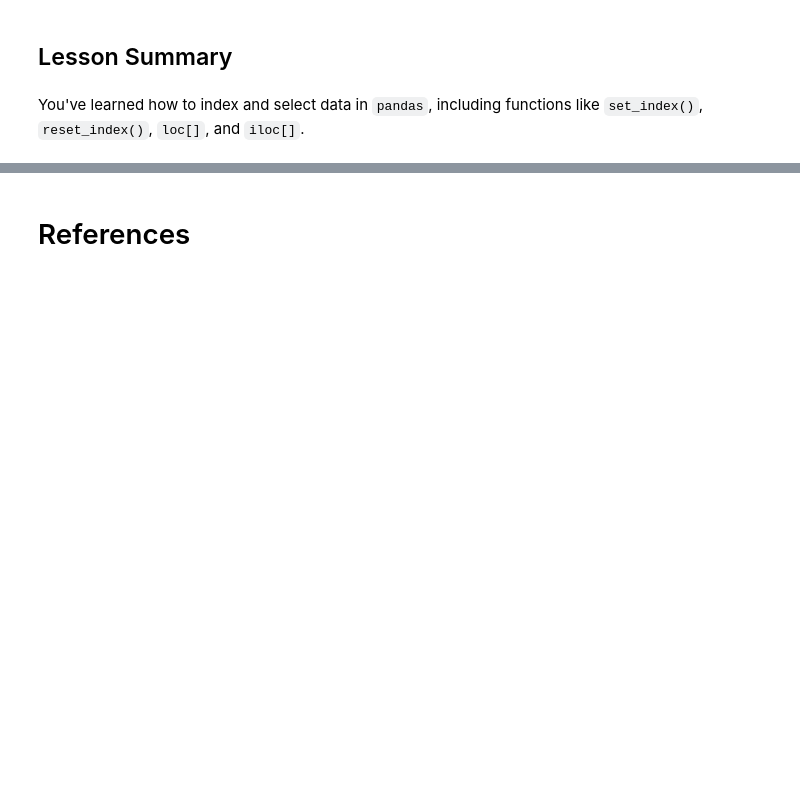
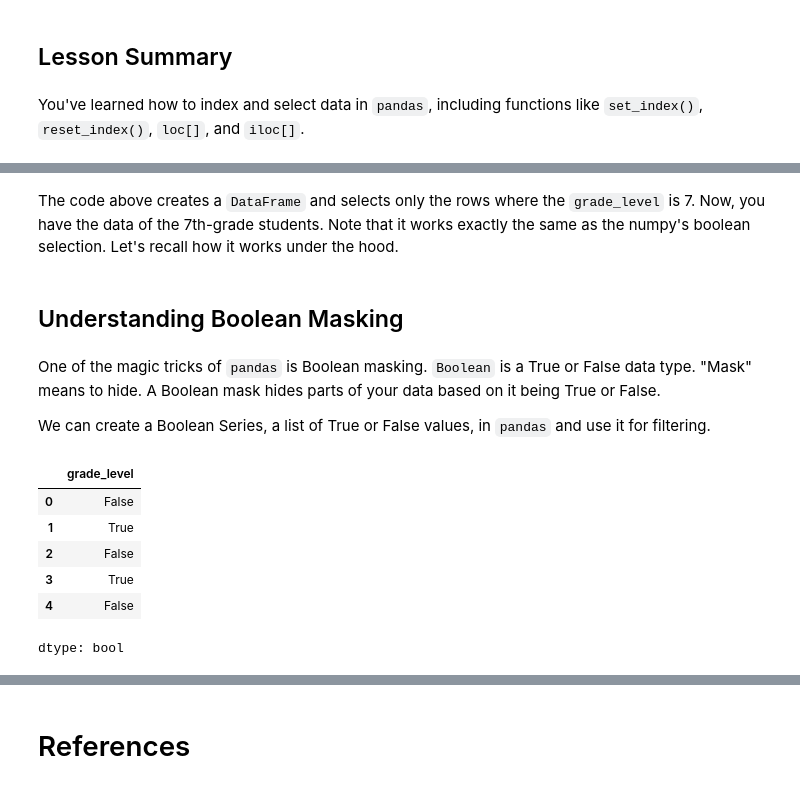
Before and after one commit to ancilcleetus/AI-Learning-Lab, a Jupyter notebook: Tools/Deep-Dive-into-Numpy-and-Pandas/02_Pandas_Basics_and_DataFrame_Manipulation.ipynb, the cells around one changed output, grey strips where cells are left out. Saved outputs shown, nothing was run; the diff lists cells and outputs as text; code cells hidden in the pictures; blank space fills up the shorter version.

```diff
--- a/Tools/Deep-Dive-into-Numpy-and-Pandas/02_Pandas_Basics_and_DataFrame_Manipulation.ipynb
+++ b/Tools/Deep-Dive-into-Numpy-and-Pandas/02_Pandas_Basics_and_DataFrame_Manipulation.ipynb
@@ -444,0 +478,19 @@ You've learned how to index and select data in `pandas`, including functions lik
+# %% [markdown]
+The code above creates a `DataFrame` and selects only the rows where the `grade_level` is 7. Now, you have the data of the 7th-grade students. Note that it works exactly the same as the numpy's boolean selection. Let's recall how it works under the hood.
+# %% [markdown]
+## Understanding Boolean Masking
+# %% [markdown]
+One of the magic tricks of `pandas` is Boolean masking. `Boolean` is a True or False data type. "Mask" means to hide. A Boolean mask hides parts of your data based on it being True or False.
+
+We can create a Boolean Series, a list of True or False values, in `pandas` and use it for filtering.
+# %%
+is_grade_seven = students_df['grade_level'] == 7
+is_grade_seven
+# %% [output]
+|  | grade_level |
+| 0 | False |
+| 1 | True |
+| 2 | False |
+| 3 | True |
+| 4 | False |
+dtype: bool
```
Also changed, not shown: parts of 19 cells of this notebook.
